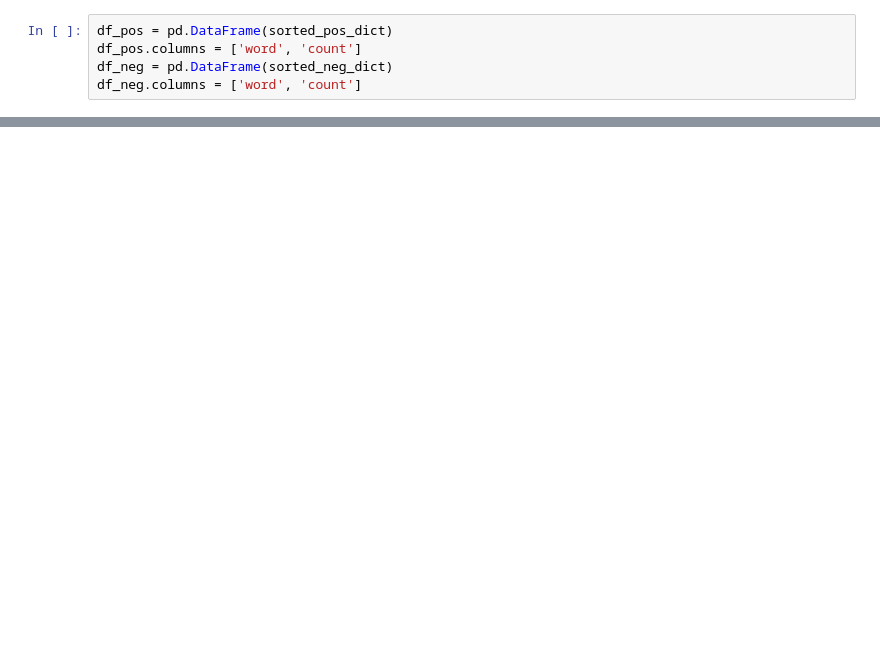
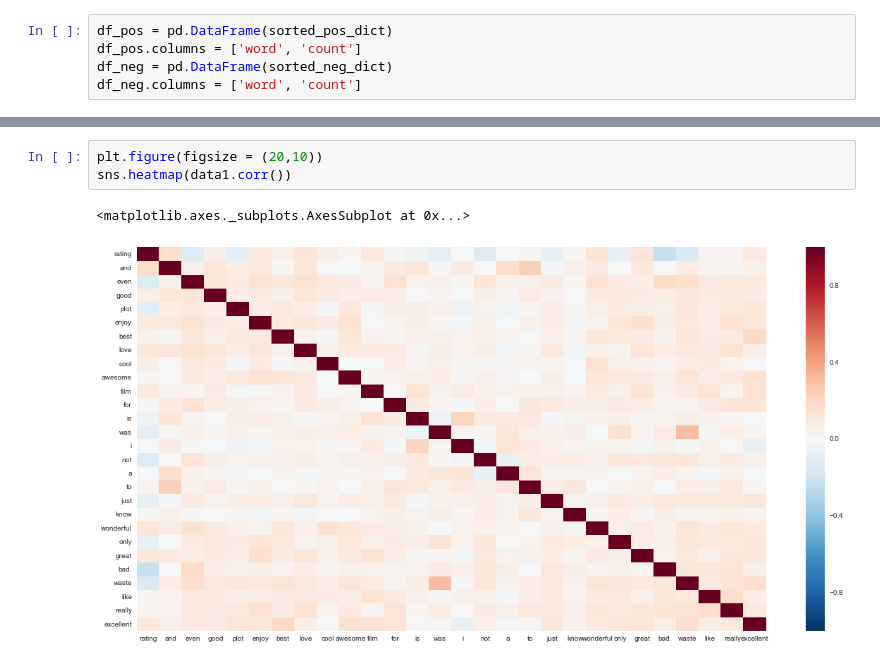
Before and after one commit to Kstengy/DataScience-Projects, a Jupyter notebook: Naive Bayes model build.ipynb, the cells around one changed output, grey strips where cells are left out. Saved outputs shown, nothing was run; the diff lists cells and outputs as text; blank space fills up the shorter version.

```diff
--- a/Naive Bayes model build.ipynb
+++ b/Naive Bayes model build.ipynb
@@ -216,0 +167,6 @@ posneg_df.sort_values(by = 'difference', ascending = False)
+# %%
+plt.figure(figsize = (20,10))
+sns.heatmap(data1.corr())
+# %% [output]
+<matplotlib.axes._subplots.AxesSubplot at 0x...>
+[figure, added]
```
Also changed, not shown: parts of 32 cells of this notebook.
